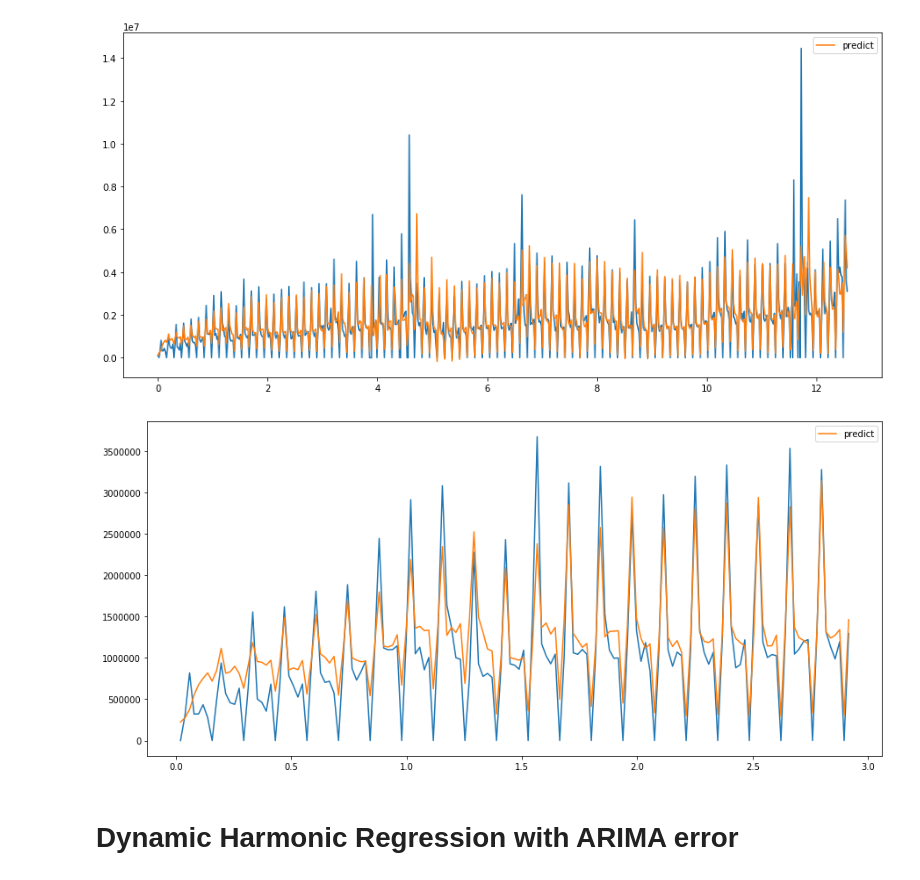
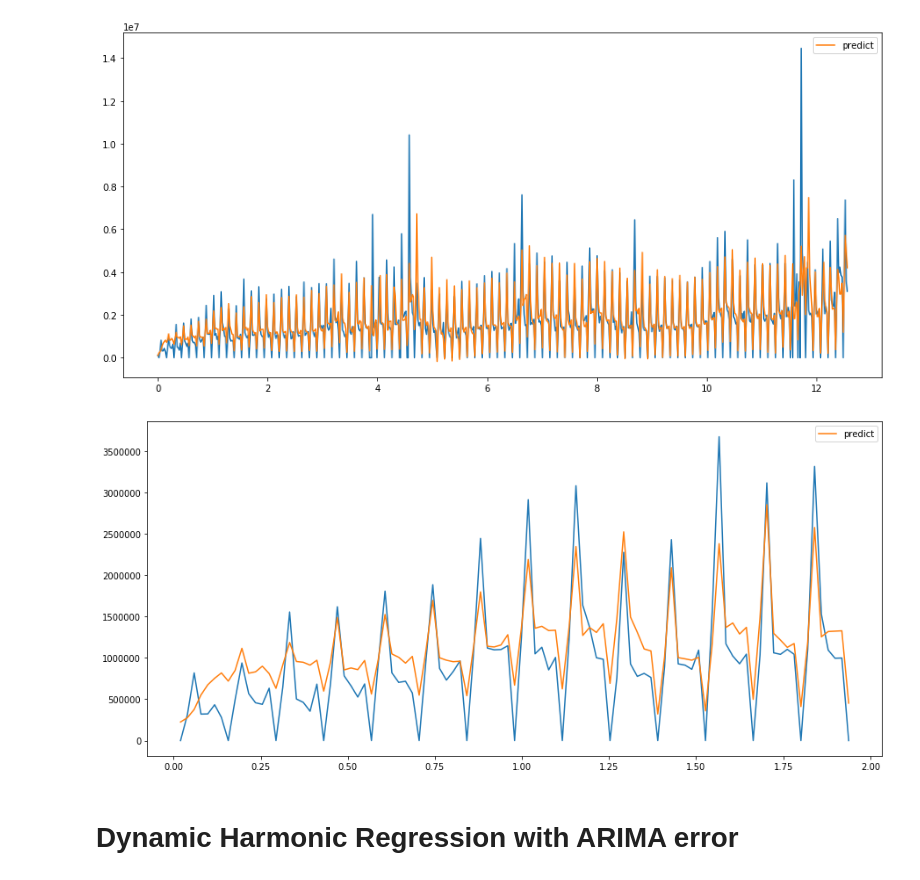
Before and after one commit to sr33kant/com_autoarima, a Jupyter notebook: harmonic_regression_C_cards.ipynb, the cells around one changed output. Cells and saved outputs as stored; diff of their text form; code cells hidden in the pictures.

```diff
--- a/harmonic_regression_C_cards.ipynb
+++ b/harmonic_regression_C_cards.ipynb
@@ -112,12 +109,12 @@ plt.show()
 [figure]
 # %%
 plt.figure(figsize=(15,7))
-plt.plot(t[1:150], data[1:150])
-plt.plot(t[1:150], pred[1:150], label='predict')
+plt.plot(t[1:100], data[1:100])
+plt.plot(t[1:100], pred[1:100], label='predict')
 plt.legend()
 plt.show()
 # %% [output]
-[figure, old version]
+[figure, new version]
 # %% [markdown]
 # Dynamic Harmonic Regression with ARIMA error
 # %%
```
Also changed, not shown: parts of 9 cells of this notebook.
